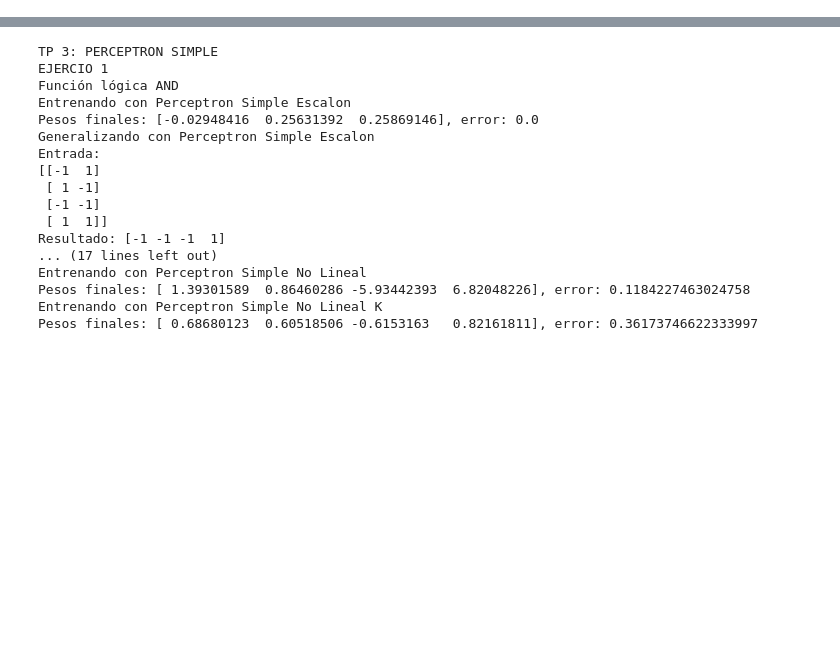
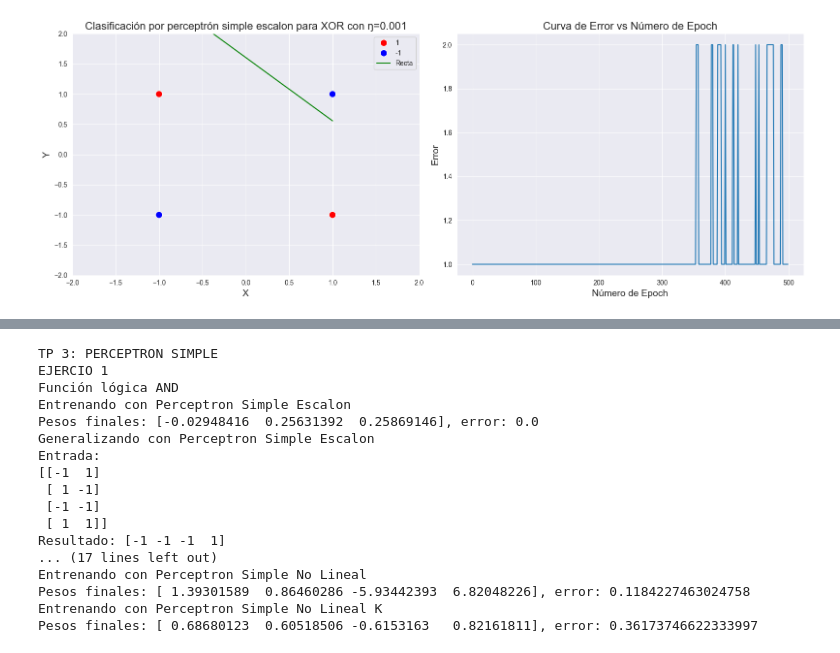
Before and after one commit to dariopenialoza/tp3, a Jupyter notebook: test.ipynb, the cells around one changed output, grey strips where cells are left out. Saved outputs shown, nothing was run; the diff lists cells and outputs as text; code cells hidden in the pictures; blank space fills up the shorter version.

```diff
--- a/test.ipynb
+++ b/test.ipynb
@@ -0,0 +23,46 @@
+# %%
+import numpy as np
+import pandas as pd
+import seaborn as sns
+import matplotlib.pyplot as plt
+
+# Leer los datos del archivo CSV
+datos = pd.read_csv('perceptron_simple_step_error_c-500-0.001.csv', header=None, names=['Epoch', 'Error'])
+
+# Configurar estilo y paleta de colores
+sns.set_style("darkgrid")
+palette = ["red", "blue"]
+
+# Crear figura y ejes
+fig, (ax1, ax2) = plt.subplots(ncols=2, figsize=(16, 6))
+
+# Graficar puntos y recta (primer gráfico)
+x1 = np.array([[-1, 1], [1, -1], [-1, -1], [1, 1]])
+y1 = np.array([1, 1, -1, -1])
+w = np.array([0.61581517, 0.40208734, 0.38349173])
+y = x1[:, 0] * (-(w[1]/w[2])) + w[0]/w[2]
+
+colores = ['1' if y == 1 else '-1' for y in y1]
+
+scatter = sns.scatterplot(x=x1[:, 0], y=x1[:, 1], hue=colores, palette=palette, s=100, ax=ax1)
+sns.lineplot(x=x1[:, 0], y=y, color="green", ax=ax1, label="Recta")
+
+ax1.set_xlim([-2, 2])
+ax1.set_ylim([-2, 2])
+ax1.set_xlabel("X", fontsize=14)
+ax1.set_ylabel("Y", fontsize=14)
+ax1.set_title("Clasificación por perceptrón simple escalon para XOR con ŋ=0.001", fontsize=16)
+
+ax1.legend()
+
+# Graficar la curva (segundo gráfico)
+sns.lineplot(x='Epoch', y='Error', data=datos, palette=palette, ax=ax2)
+ax2.set_xlabel("Número de Epoch", fontsize=14)
+ax2.set_ylabel("Error", fontsize=14)
+ax2.set_title("Curva de Error vs Número de Epoch", fontsize=16)
+
+# Ajustar espacios
+plt.tight_layout()
+plt.show()
+# %% [output]
+[figure, added]
```
Also changed, not shown: parts of 7 cells of this notebook, 11 other files.
